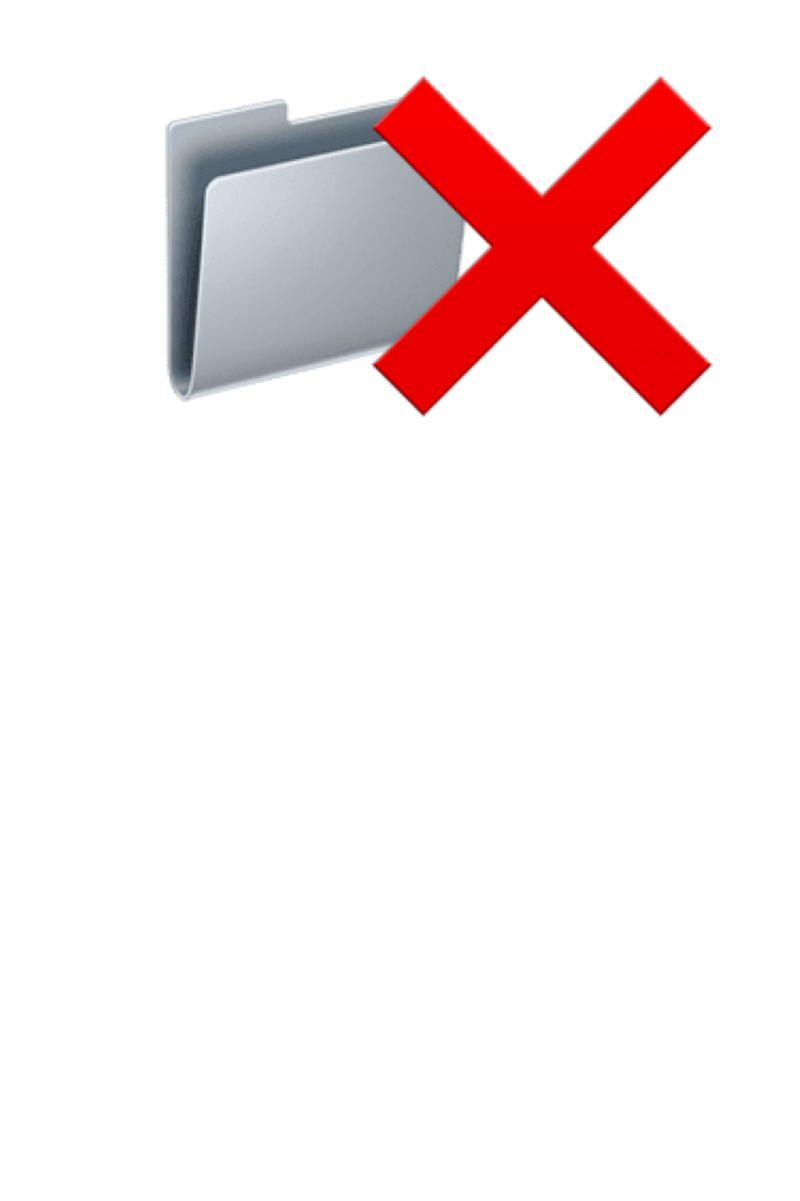
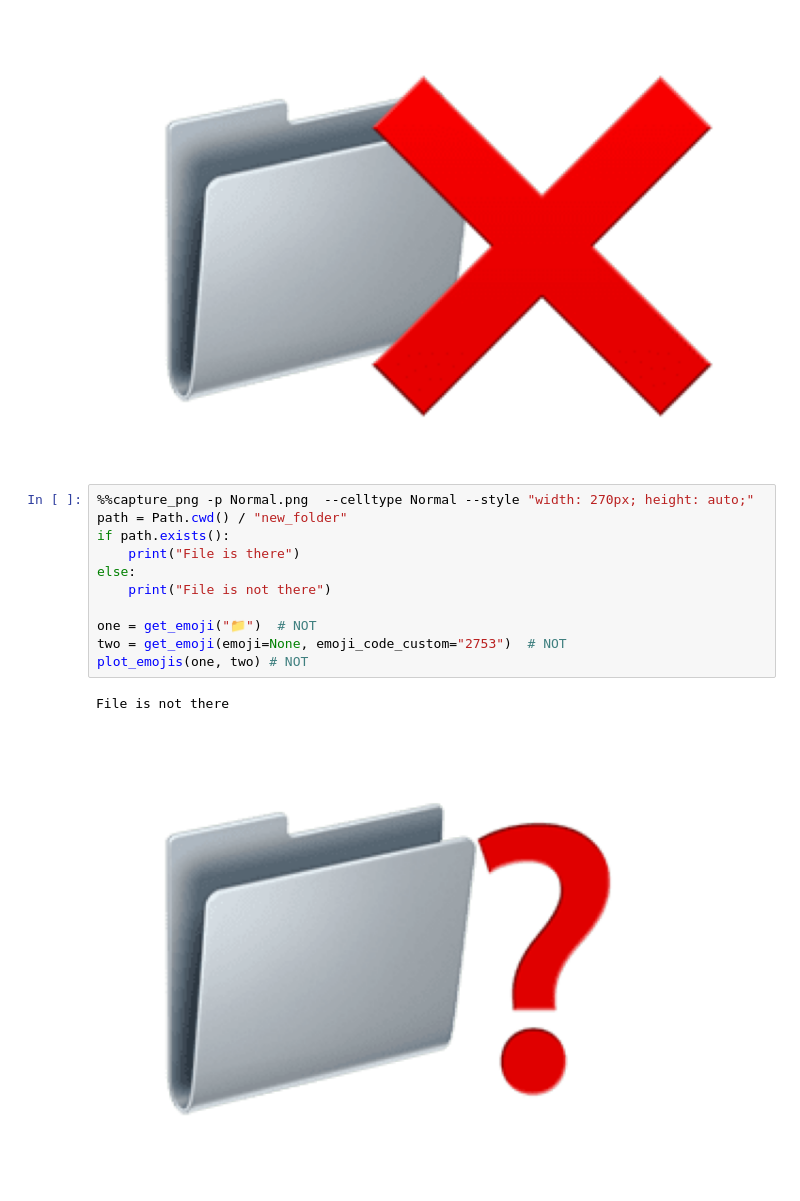
Before and after one commit to kolibril13/further_ideas_plywood_gallery, a Jupyter notebook: nb6_pathlib.ipynb, the cells around one changed output. Cells and saved outputs as stored; diff of their text form; blank space fills up the shorter version.

Commit message:
added new pathlib folder

```diff
--- a/nb6_pathlib.ipynb
+++ b/nb6_pathlib.ipynb
@@ -69,3 +68,17 @@ two = get_emoji(emoji=None, emoji_code_custom="274c")  # NOT
 plot_emojis(one, two) # NOT
 # %% [output]
 [figure]
+# %%
+%%capture_png -p Normal.png  --celltype Normal --style "width: 270px; height: auto;"
+path = Path.cwd() / "new_folder"
+if path.exists():
+    print("File is there")
+else:
+    print("File is not there")
+
+one = get_emoji("📁")  # NOT
+two = get_emoji(emoji=None, emoji_code_custom="2753")  # NOT
+plot_emojis(one, two) # NOT
+# %% [output]
+File is not there
+[figure, added]
```
Also changed, not shown: parts of 1 cell of this notebook, 9 other files.
